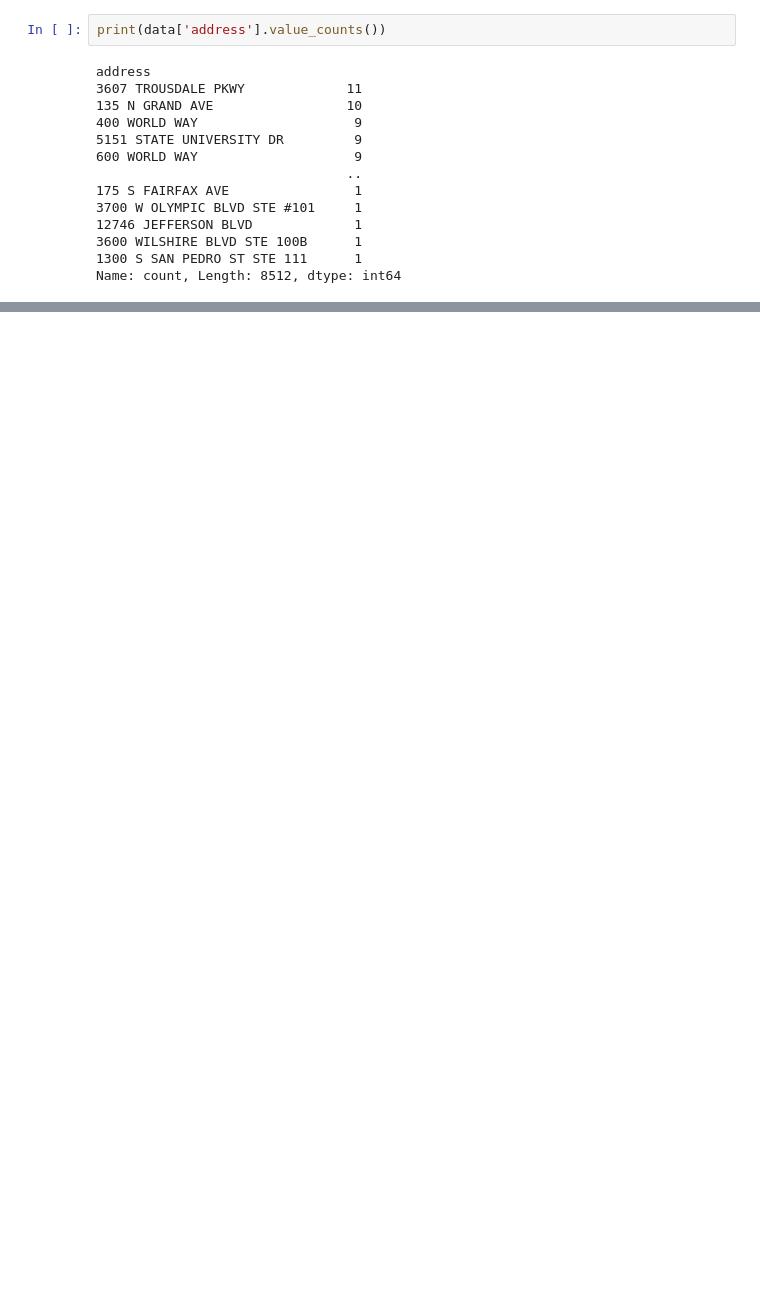
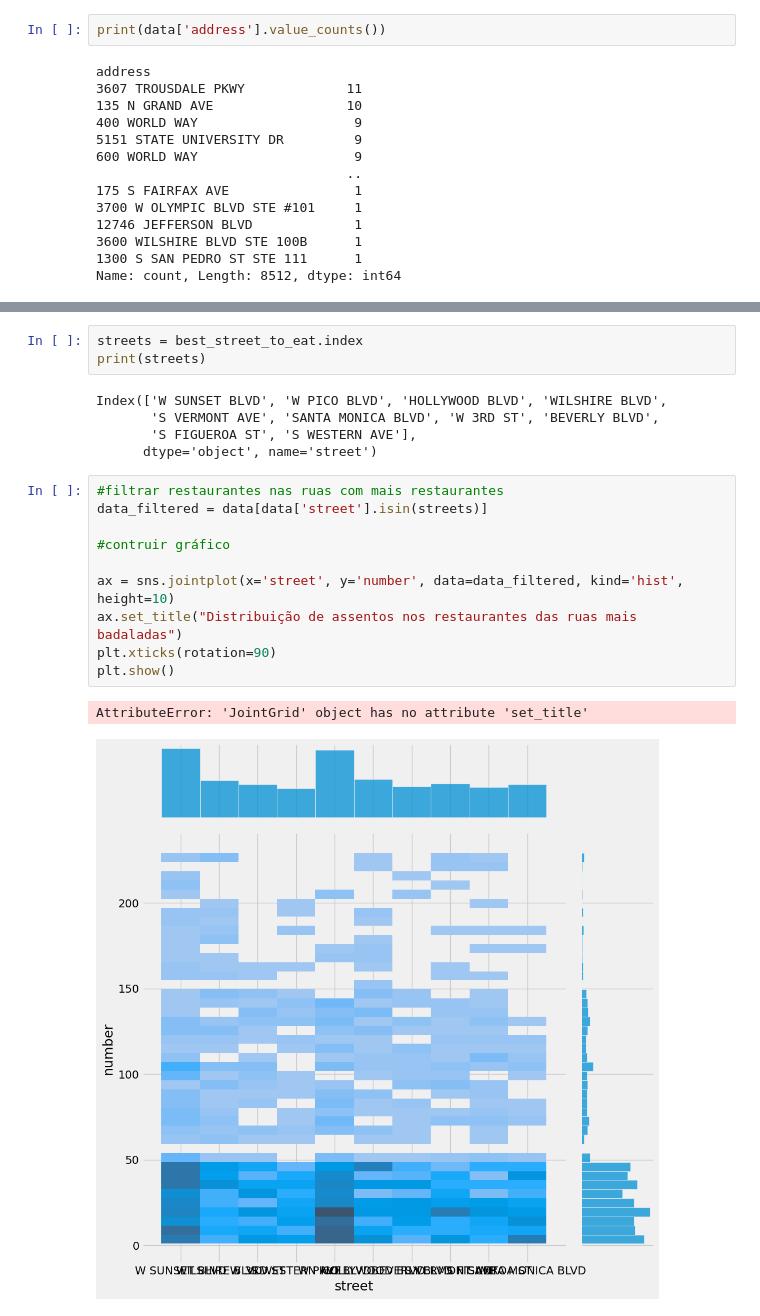
Before and after one commit to gustavoquareli/projeto_S10, a Jupyter notebook: notebook.ipynb, the cells around one changed output, grey strips where cells are left out. Cells and saved outputs as stored; diff of their text form; blank space fills up the shorter version.

```diff
--- a/notebook.ipynb
+++ b/notebook.ipynb
@@ -126,0 +171,21 @@ Name: count, Length: 8512, dtype: int64
+# %%
+streets = best_street_to_eat.index
+print(streets)
+# %% [output]
+Index(['W SUNSET BLVD', 'W PICO BLVD', 'HOLLYWOOD BLVD', 'WILSHIRE BLVD',
+       'S VERMONT AVE', 'SANTA MONICA BLVD', 'W 3RD ST', 'BEVERLY BLVD',
+       'S FIGUEROA ST', 'S WESTERN AVE'],
+      dtype='object', name='street')
+# %%
+#filtrar restaurantes nas ruas com mais restaurantes
+data_filtered = data[data['street'].isin(streets)]
+
+#contruir gráfico
+
+ax = sns.jointplot(x='street', y='number', data=data_filtered, kind='hist', height=10)
+ax.set_title("Distribuição de assentos nos restaurantes das ruas mais badaladas")
+plt.xticks(rotation=90)
+plt.show()
+# %% [output]
+AttributeError: 'JointGrid' object has no attribute 'set_title'
+[figure, added]
```
Also changed, not shown: parts of 6 cells of this notebook.
